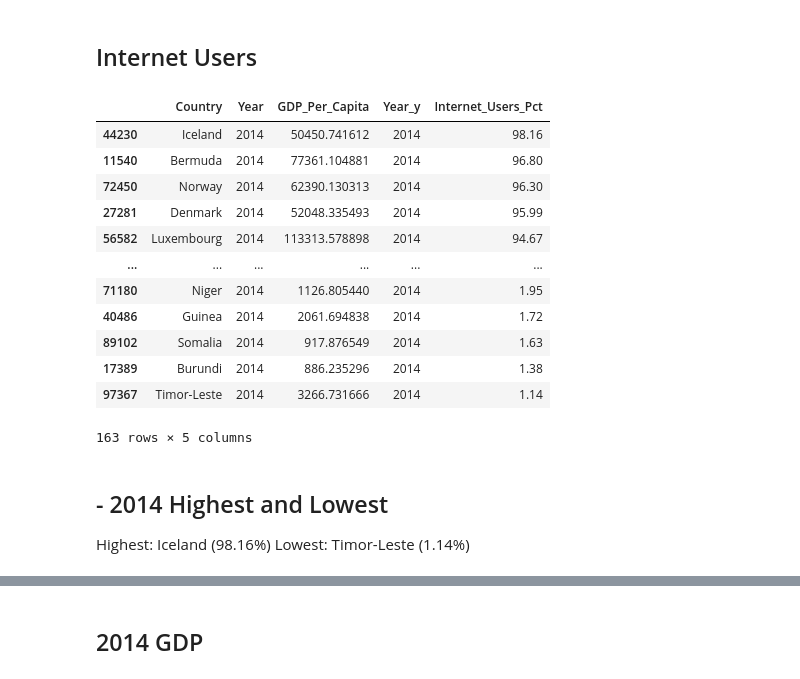
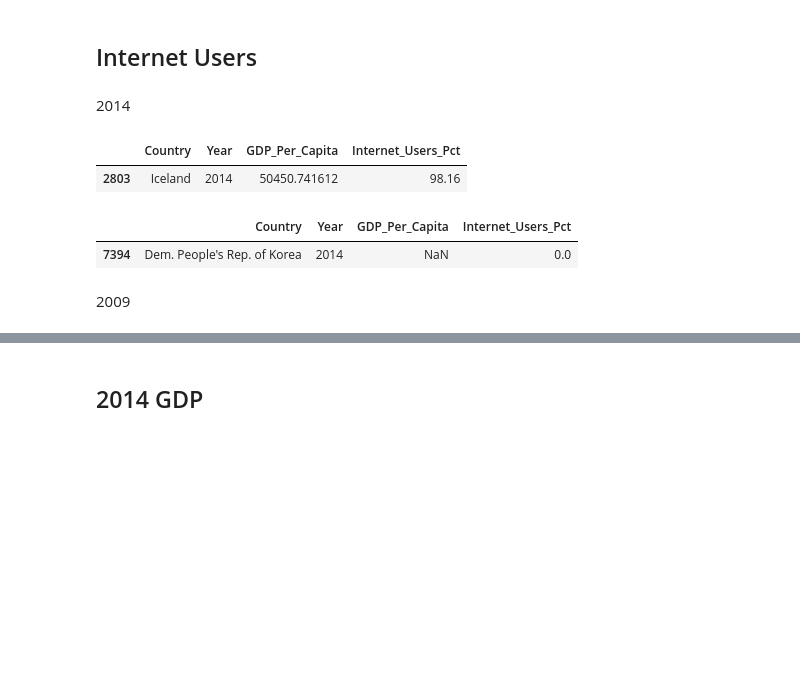
Before and after one commit to NSS-Full-Time-Data-Analytics-8/un_project-Adam-Crank, a Jupyter notebook: Notebooks/unproj.ipynb, the cells around one changed output, grey strips where cells are left out. Saved outputs shown, nothing was run; the diff lists cells and outputs as text; code cells hidden in the pictures; blank space fills up the shorter version.

```diff
--- a/Notebooks/unproj.ipynb
+++ b/Notebooks/unproj.ipynb
@@ -89,8 +81,8 @@ gdp_df
 # %% [markdown]
 ## INTERNET_DF
 # %%
-internet_df = pd.read_csv('../data/internet_use.csv', on_bad_lines='skip')
-internet_df.head(6)
+internet_df = pd.read_csv('../data/internet_use.csv', nrows = 4495) #on_bad_lines='skip')
+internet_df
 # %% [output]
 |  | Country or Area | Year | Value | Value Footnotes |
 | 0 | Afghanistan | 2014 | 6.390000 | NaN |
@@ -122,5 +120,5 @@ memory usage: 146.2+ KB
 # %%
-internet_df = internet_df.drop(range(4495,4675), axis = 0)
+#internet_df = internet_df.drop(range(4495,4675), axis = 0)
 #Removing footnote values
 # %%
 internet_df['Year'] = pd.to_numeric(internet_df['Year'])
@@ -230,7 +199,17 @@ combined_df.drop(columns='Year_y')
 # %%
-combined_df = combined_df[(combined_df['Year_x'] == 2004) |
-                          (combined_df['Year_x'] == 2009)
-                          | (combined_df['Year_x'] == 2014)]
-combined_df = combined_df.rename(columns = {'Year_x':'Year'})
+#Previous Solution:
+#combined_df = gdp_and_internet_use[
+#    (gdp_and_internet_use['Year_x']) ==
+#    (gdp_and_internet_use['Year_y'])]
+#combined_df.drop(columns='Year_y')
+
+#combined_df = combined_df[(combined_df['Year_x'] == 2004) |
+#                          (combined_df['Year_x'] == 2009)
+#                          | (combined_df['Year_x'] == 2014)]
+#combined_df = combined_df.rename(columns = {'Year_x':'Year'})
+#combined_df
+
+
+combined_df = gdp_and_internet_use.loc[gdp_and_internet_use.Year.isin([2004, 2009, 2014])]
 combined_df
 # %% [output]
@@ -250,29 +229,34 @@ combined_df
 # %% [markdown]
 ## 2004, 2009, 2014 Data
 # %%
-year_2014 = combined_df[combined_df['Year'] == 2014]
-year_2009 = combined_df[combined_df['Year'] == 2009]
-year_2004 = combined_df[combined_df['Year'] == 2004]
+#Previous Solution
+#year_2014 = combined_df[combined_df['Year'] == 2014]
+#year_2009 = combined_df[combined_df['Year'] == 2009]
+#year_2004 = combined_df[combined_df['Year'] == 2004]
+
+year_2004 = combined_df.loc[combined_df.Year == 2004]
+year_2009 = combined_df.loc[combined_df.Year == 2009]
+year_2014 = combined_df.loc[combined_df.Year == 2014]
 # %% [markdown]
 ## Internet Users
+# %% [markdown]
+2014
 # %%
-year_2014.sort_values(by = 'Internet_Users_Pct', ascending = False)
+#Previous Solution
+#year_2014.sort_values(by = 'Internet_Users_Pct', ascending = False)
+
+#Highest 2014: Iceland (98.16%)
+year_2014.loc[year_2014.Internet_Users_Pct == year_2014.Internet_Users_Pct.max()]
+#year_2014.nlargest(1, 'Internet_Users_Pct') is another way to do it
 # %% [output]
-|  | Country | Year | GDP_Per_Capita | Year_y | Internet_Users_Pct |
-| 44230 | Iceland | 2014 | 50450.741612 | 2014 | 98.16 |
-| 11540 | Bermuda | 2014 | 77361.104881 | 2014 | 96.80 |
-| 72450 | Norway | 2014 | 62390.130313 | 2014 | 96.30 |
-| 27281 | Denmark | 2014 | 52048.335493 | 2014 | 95.99 |
-| 56582 | Luxembourg | 2014 | 113313.578898 | 2014 | 94.67 |
-| ... | ... | ... | ... | ... | ... |
-| 71180 | Niger | 2014 | 1126.805440 | 2014 | 1.95 |
-| 40486 | Guinea | 2014 | 2061.694838 | 2014 | 1.72 |
-| 89102 | Somalia | 2014 | 917.876549 | 2014 | 1.63 |
-| 17389 | Burundi | 2014 | 886.235296 | 2014 | 1.38 |
-| 97367 | Timor-Leste | 2014 | 3266.731666 | 2014 | 1.14 |
+|  | Country | Year | GDP_Per_Capita | Internet_Users_Pct |
+| 2803 | Iceland | 2014 | 50450.741612 | 98.16 |
-163 rows × 5 columns
-# %% [markdown]
-## - 2014 Highest and Lowest
-Highest: Iceland (98.16%)
-Lowest: Timor-Leste (1.14%)
+# %%
+#Lowest 2014: North Korea (0.0%)
+year_2014.loc[year_2014.Internet_Users_Pct == year_2014.Internet_Users_Pct.min()]
+# %% [output]
+|  | Country | Year | GDP_Per_Capita | Internet_Users_Pct |
+| 7394 | Dem. People's Rep. of Korea | 2014 | NaN | 0.0 |
+# %% [markdown]
+2009
 # %%
```
Also changed, not shown: parts of 36 cells of this notebook.
